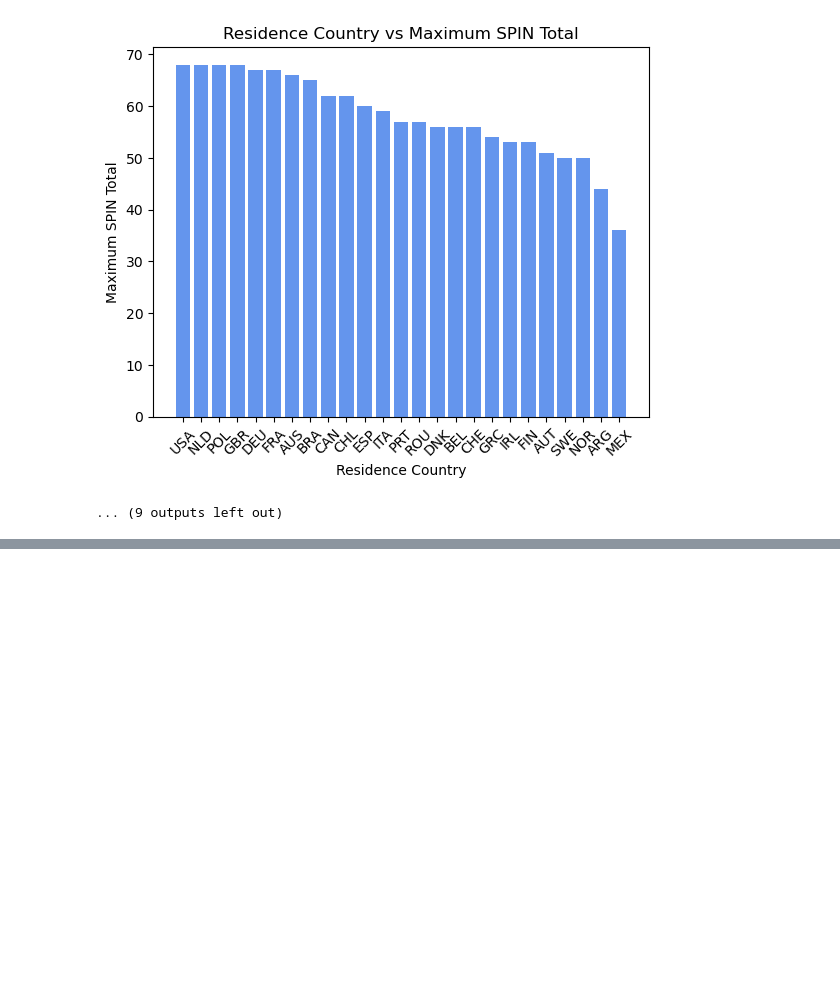
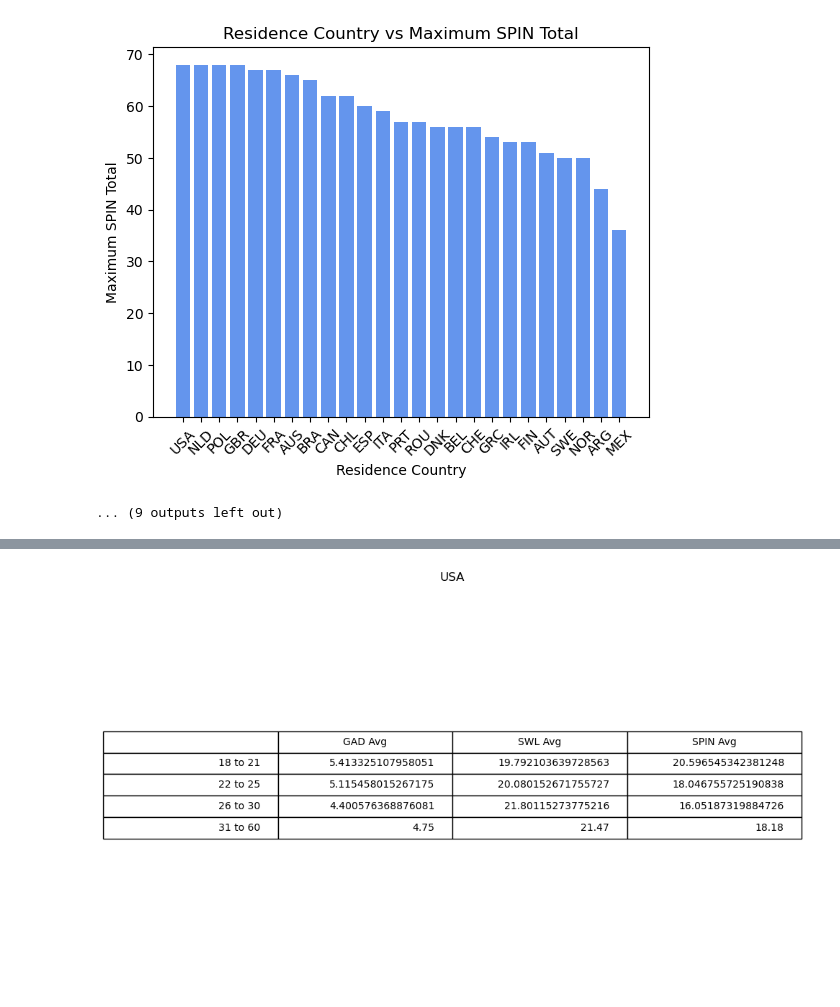
Before and after one commit to ComfyKoala/Project_1_Group_1, a Jupyter notebook: maribels_analysis/maribels_analysis.ipynb, the cells around one changed output, grey strips where cells are left out. Cells and saved outputs as stored; diff of their text form; code cells hidden in the pictures; blank space fills up the shorter version.

Commit message:
adding more exploratory work in maribel analysis file

```diff
--- a/maribels_analysis/maribels_analysis.ipynb
+++ b/maribels_analysis/maribels_analysis.ipynb
@@ -456,3 +456,14 @@ for column in statsummary.columns:
 [figure]
 [figure]
 ... (9 outputs left out)
+# %%
+#bins taken from Nikko's analysis to compare 2 countries and their ages
+
+# Create age bins
+bins = [18, 21, 25, 30, 60]
+
+# Create labels for said bins
+group_labels = ["18 to 21", "22 to 25", "26 to 30", "31 to 60"]
+
+# Bin the data
+gaming25_df["Age Group"] = pd.cut(gaming25_df["Age"], bins, labels=group_labels)
@@ -458,0 +476,4 @@ for column in statsummary.columns:
+# %%
+# Reorganizing dataframe to only relevant columns
+agegrouporder=gaming25_df[['Entry', 'Residence', 'Age Group', 'Age','GAD Total','SWL Total','SPIN Total']]
+agegrouporder.dtypes
@@ -458,0 +489,30 @@ for column in statsummary.columns:
+# %%
+# Group by Country and Age Group
+
+#USA
+#Filtered for USA and then calculated means of age groups
+filtered=agegrouporder[agegrouporder['Residence']=='USA']
+gad_mean=filtered.groupby("Age Group")["GAD Total"].mean()
+swl_mean=filtered.groupby("Age Group")["SWL Total"].mean()
+spin_mean=filtered.groupby("Age Group")["SPIN Total"].mean()
+
+#create the new dataframe
+usa_df=pd.DataFrame({"GAD Avg":gad_mean,
+                     "SWL Avg":swl_mean,
+                     "SPIN Avg":spin_mean})
+
+#created the figure
+fig,ax=plt.subplots(figsize=(3,4))
+ax.axis("off")
+row_labels=usa_df.index.tolist()
+usa_df.insert(0,'',row_labels)
+usa_df=ax.table(cellText=usa_df.values,colLabels=usa_df.columns,loc="center")
+usa_df.auto_set_font_size(False)
+usa_df.set_fontsize(10)
+
+plt.gcf().set_size_inches(10,6)
+plt.title("USA",loc="center")
+plt.tight_layout()
+plt.savefig("usa.png",orientation="landscape")
+# %% [output]
+[figure, added]
```
Also changed, not shown: parts of 3 cells of this notebook, 2 other files.
